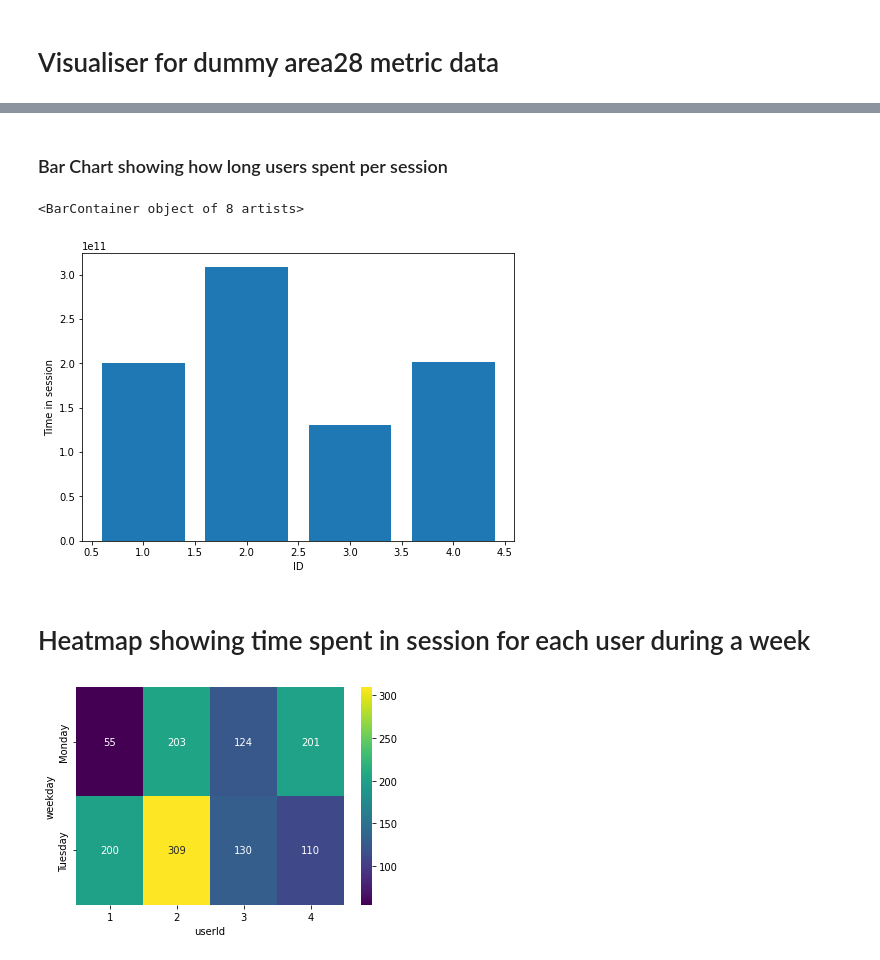
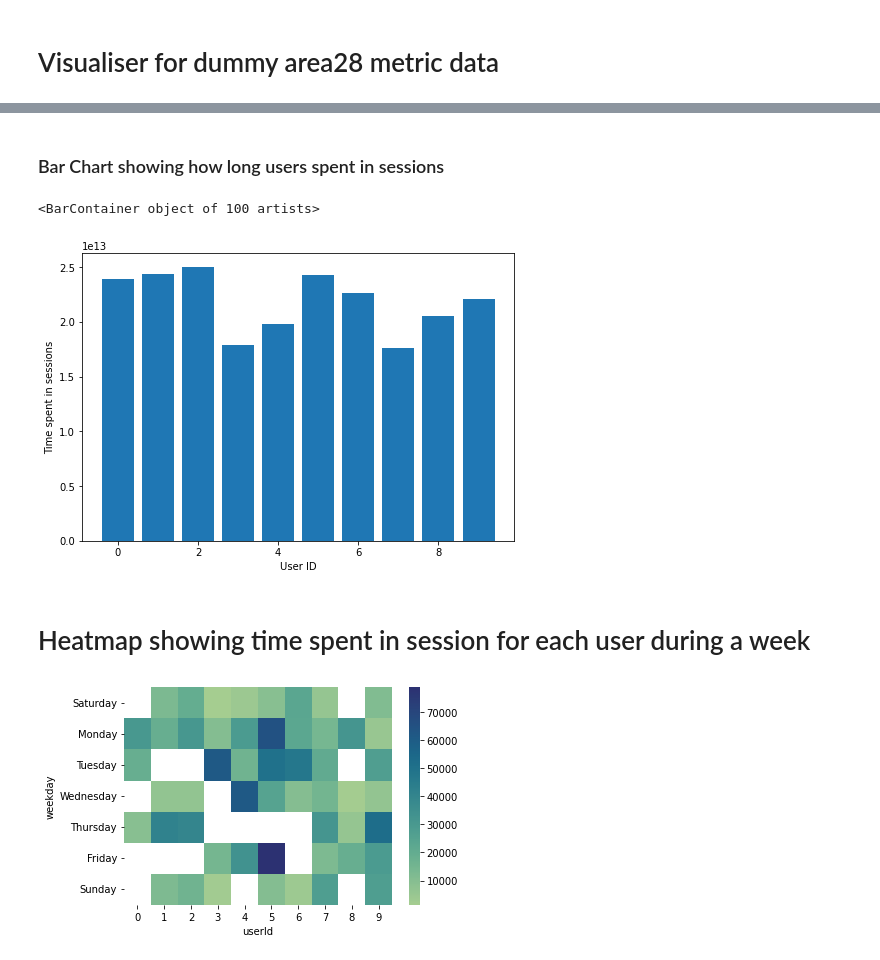
Before and after one commit to donutboy929/tictactAI, a Jupyter notebook: jupyter/visualise-a28-metrics/visualiser.ipynb, the cells around one changed output, grey strips where cells are left out. Cells and saved outputs as stored; diff of their text form; code cells hidden in the pictures.

```diff
--- a/jupyter/visualise-a28-metrics/visualiser.ipynb
+++ b/jupyter/visualise-a28-metrics/visualiser.ipynb
@@ -6,6 +6,8 @@ import numpy as np
 import matplotlib.pyplot as plt
 import datetime as dt
 # %%
-df = pd.read_json("data.json")
+# df = pd.read_json("data.json")
+df = pd.read_csv("dummy.csv")
+df = df.set_index('id')
 df
 # %% [output]
@@ -29,14 +28,16 @@ df
 # %%
 import calendar
 
-durations = df.groupby(['userId', 'sessionId'])['timestamp'].diff()
-df['datetime'] = pd.to_datetime(df['timestamp'])
-df['date'] = [dt.datetime.date(d) for d in df['datetime']]
-df['time'] = [dt.datetime.time(d) for d in df['datetime']]
-df['weekday'] = [calendar.day_name[d.weekday()] for d in df['datetime']]
+df_no_rating = df.drop(df[df['type'] == "CORE_SCENE_RATE"].index)
 
-df['duration'] = durations
-df_processed = df[['userId', 'sessionId', 'duration', 'date', 'time', 'weekday']].copy()
+df_no_rating['datetime'] = [dt.datetime.strptime(str(d), '%Y-%m-%d %H:%M:%S') for d in df_no_rating['timestamp']]
+durations = df_no_rating.groupby(['userId', 'sessionId'])['datetime'].diff()
+df_no_rating['date'] = [dt.datetime.date(d) for d in df_no_rating['datetime']]
+df_no_rating['time'] = [dt.datetime.time(d) for d in df_no_rating['datetime']]
+df_no_rating['weekday'] = [calendar.day_name[d.weekday()] for d in df_no_rating['datetime']]
+
+df_no_rating['duration'] = durations
+df_processed = df_no_rating[['userId', 'sessionId', 'date', 'duration', 'time', 'weekday', 'sceneId']].copy()
 df_processed = df_processed.dropna()
 df_processed
 # %% [output]
@@ -52,29 +103,33 @@ df_processed
 # %% [markdown]
-### Bar Chart showing how long users spent per session
+### Bar Chart showing how long users spent in sessions
 # %%
 # df_processed.plot(x="userId", y=["times"])
 
 fig = plt.figure()
 ax = fig.add_axes([0,0,1,1])
-ax.set_ylabel('Time in session')
-ax.set_xlabel('ID')
+ax.set_ylabel('Time spent in sessions')
+ax.set_xlabel('User ID')
 ax.bar(df_processed['userId'], df_processed['duration'])
 # %% [output]
-<BarContainer object of 8 artists>
+<BarContainer object of 100 artists>
-[figure, old version]
+[figure, new version]
 # %% [markdown]
 # Heatmap showing time spent in session for each user during a week
 # %%
 from pandas import DataFrame
 import seaborn as sns
 import time
 %matplotlib inline
 
 df_processed['seconds'] = [d.total_seconds() for d in df_processed['duration']]
 
-df_heatmap = df_processed.pivot(index='weekday', columns='userId', values='seconds')
+df_processed_groupedbyID = pd.DataFrame({'seconds' : df_processed.groupby(['userId', 'weekday'])['seconds'].sum()}).reset_index()
 
-sns.heatmap(df_heatmap, annot=True, fmt="g", cmap='viridis')
+df_heatmap = df_processed_groupedbyID.pivot(index='weekday', columns='userId', values='seconds')
+df_heatmap.index = pd.CategoricalIndex(df_heatmap.index, categories= ['Saturday', 'Monday', 'Tuesday', 'Wednesday', 'Thursday', 'Friday', 'Sunday'])
+df_heatmap.sort_index(level=0, inplace=True)
+
+sns.heatmap(df_heatmap, annot=False, fmt="g", cmap='crest')
 plt.show()
 # %% [output]
-[figure, old version]
+[figure, new version]
```
Also changed, not shown: parts of 17 cells of this notebook, 2 other files.
